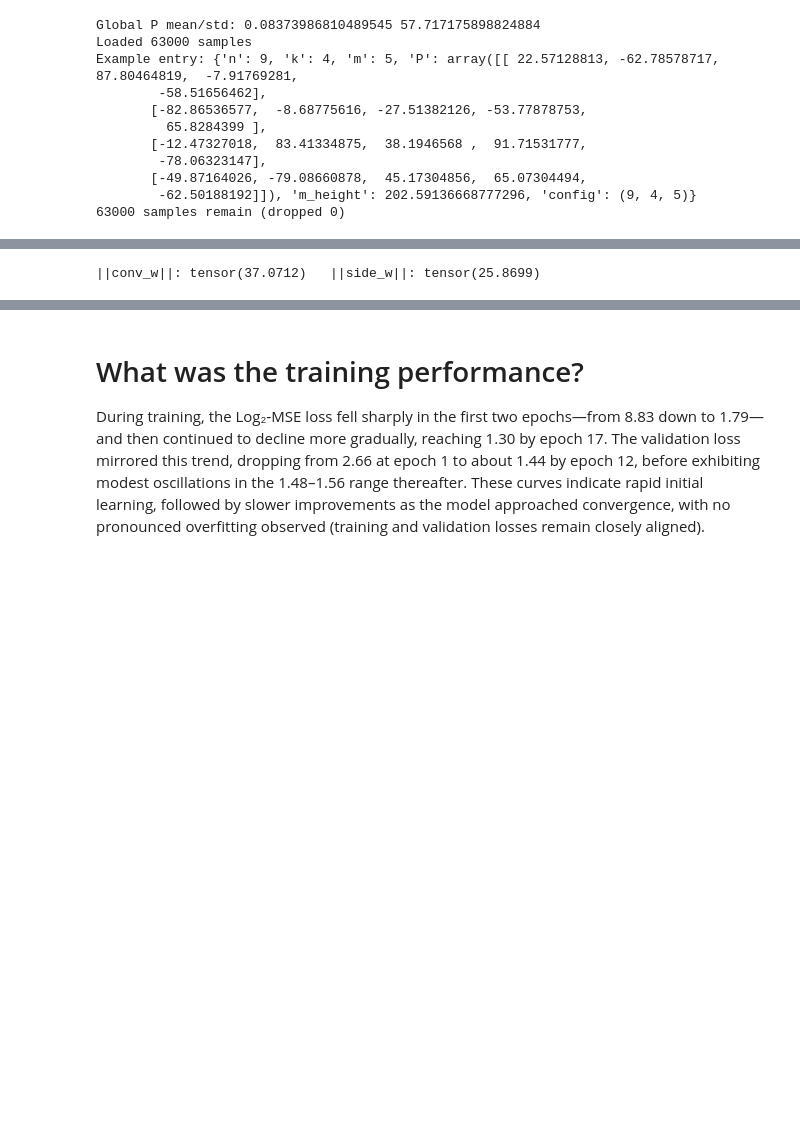
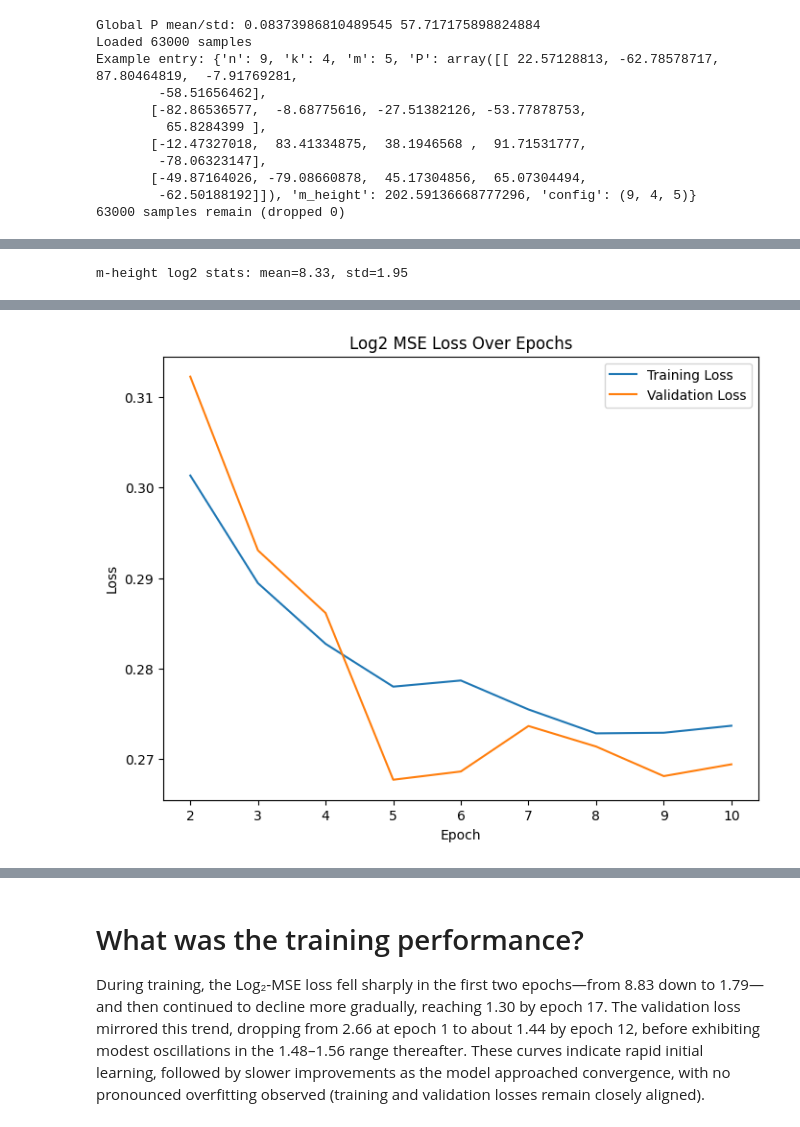
Before and after one commit to isabelmoore/CSCE_636_Deep_Learning, a Jupyter notebook: CSCE636_Project3.ipynb, the cells around one changed output, grey strips where cells are left out. Drawn from its saved outputs; the diff is of its cells as text; code cells hidden in the pictures; blank space fills up the shorter version.

```diff
--- a/CSCE636_Project3.ipynb
+++ b/CSCE636_Project3.ipynb
@@ -483,3 +512,19 @@ AttributeError: 'MHeightDataset' object has no attribute 'm_std'
+# %%
+device='cuda' if torch.cuda.is_available() else 'cpu'
+
+############################################################
+# Create Dataset and DataLoaders
+############################################################
+
+dataset = MHeightDataset(clean_list, P_mean, P_std)
+train_size = int(0.8 * len(dataset))
+val_size = len(dataset) - train_size
+train_data, val_data = torch.utils.data.random_split(dataset, [train_size, val_size])
+
+train_loader = DataLoader(train_data, batch_size=512, shuffle=True)
+val_loader = DataLoader(val_data, batch_size=512, shuffle=False)
+# %% [output]
+m-height log2 stats: mean=8.33, std=1.95
 # %%
 
 
@@ -494,8 +539,11 @@ m2idx = {v:i for i,v in enumerate(m_values)}
 
 side_dim = len(n_values) + len(k_values) + len(m_values)
 model = MHeightResNet(
+    n_values=dataset.n_values,
+    k_values=dataset.k_values,
+    m_values=dataset.m_values,
     hidden_channels=128,  # Increase from 128
-    mlp_dim=16,          # Increase from 16
+    mlp_dim=32,          # Increase from 16
     n_blocks=8,         # Increase from 8
     side_dim=side_dim
 )
@@ -523,8 +571,8 @@ print("Model saved to 'mheight_model.pth'.")
 ############################################################
 plt.figure(figsize=(8,6))
 epochs = range(1, len(train_losses)+1)
-plt.plot(epochs, train_losses, label='Training Loss')
-plt.plot(epochs, val_losses, label='Validation Loss')
+plt.plot(epochs[1:], train_losses[1:], label='Training Loss')
+plt.plot(epochs[1:], val_losses[1:], label='Validation Loss')
 plt.xlabel('Epoch')
 plt.ylabel('Loss')
 plt.title('Log2 MSE Loss Over Epochs')
@@ -537,9 +599 @@ Epoch 02 | Avg Train Loss: 0.70224 | Avg Val Loss: 0.41334 | Ex Pred Loss: 41020
+[figure, added]
-# %%
-
-hidden = 128
-head = model.head[0]
-w = head.weight.data
-conv_w, side_w = w[:, :hidden], w[:, hidden:]
-print("||conv_w||:", conv_w.norm(), "  ||side_w||:", side_w.norm())
-# %% [output]
-||conv_w||: tensor(37.0712)   ||side_w||: tensor(25.8699)
```
Also changed, not shown: parts of 14 cells of this notebook.
